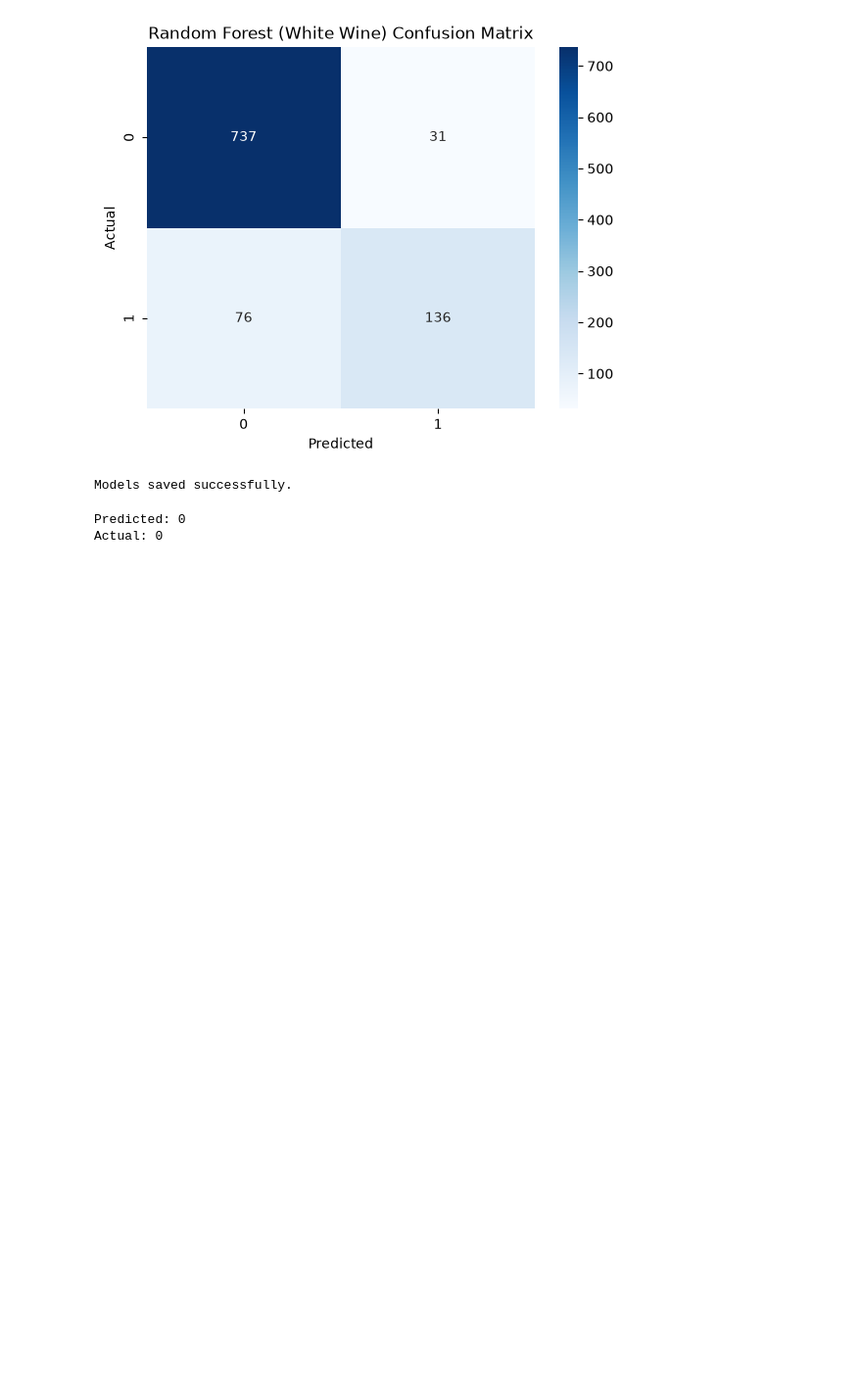
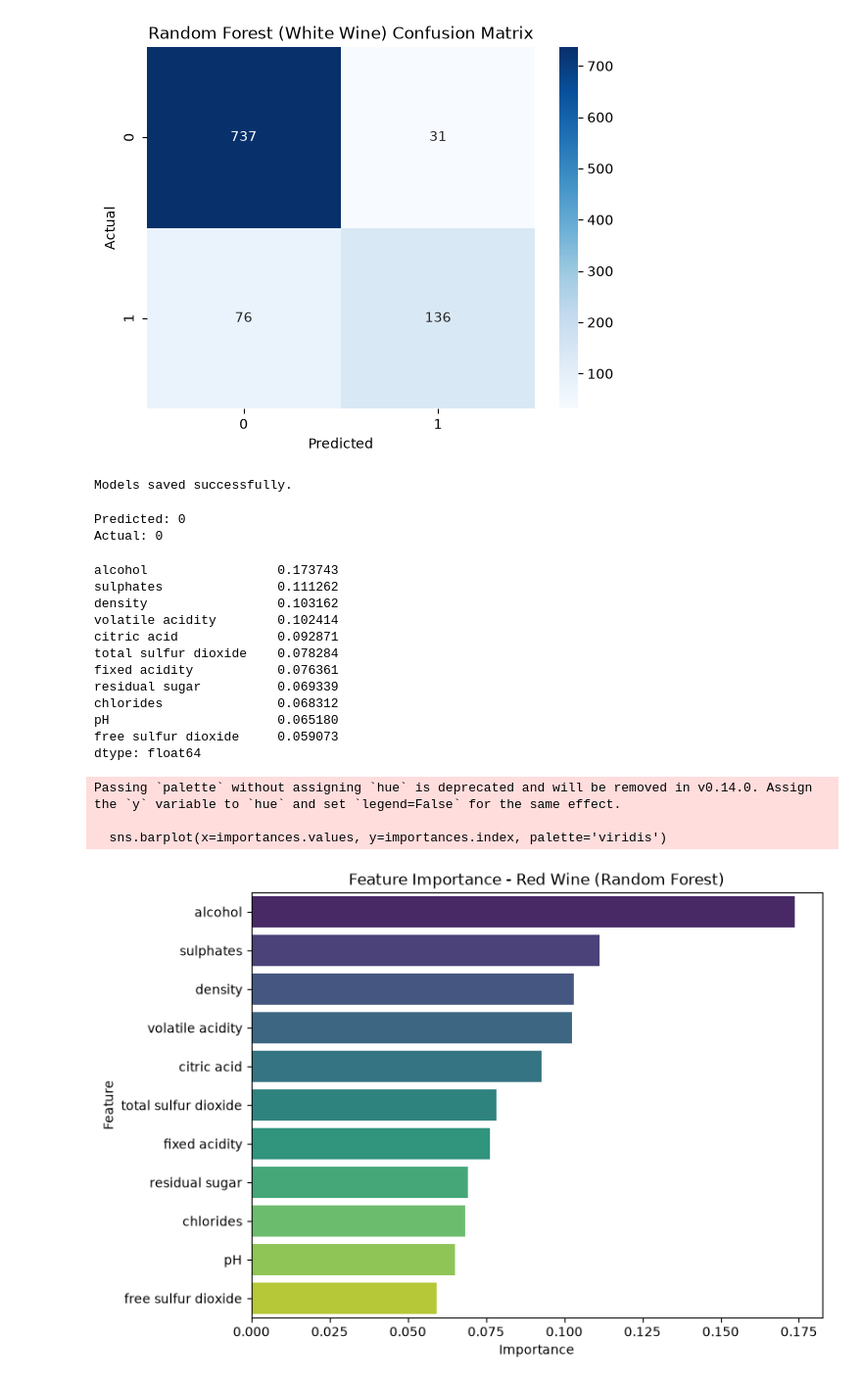
Before and after one commit to afrinps19/winery, a Jupyter notebook: wine_quality.ipynb, the cells around one changed output. Shown at 98% size. Saved outputs shown, nothing was run; the diff lists cells and outputs as text; code cells hidden in the pictures; blank space fills up the shorter version.

```diff
--- a/wine_quality.ipynb
+++ b/wine_quality.ipynb
@@ -196,3 +196,32 @@ print("Actual:", actual)
 # %% [output]
 Predicted: 0
 Actual: 0
+# %%
+importances = pd.Series(rf_model.feature_importances_, index=X.columns)
+importances = importances.sort_values(ascending=False)
+
+print(importances)
+
+plt.figure(figsize=(8, 6))
+sns.barplot(x=importances.values, y=importances.index, palette='viridis')
+plt.title('Feature Importance - Red Wine (Random Forest)')
+plt.xlabel('Importance')
+plt.ylabel('Feature')
+plt.show()
+# %% [output]
+alcohol                 0.173743
+sulphates               0.111262
+density                 0.103162
+volatile acidity        0.102414
+citric acid             0.092871
+total sulfur dioxide    0.078284
+fixed acidity           0.076361
+residual sugar          0.069339
+chlorides               0.068312
+pH                      0.065180
+free sulfur dioxide     0.059073
+dtype: float64
+Passing `palette` without assigning `hue` is deprecated and will be removed in v0.14.0. Assign the `y` variable to `hue` and set `legend=False` for the same effect.
+
+  sns.barplot(x=importances.values, y=importances.index, palette='viridis')
+[figure, added]
```
Also changed, not shown: parts of 1 cell of this notebook.
